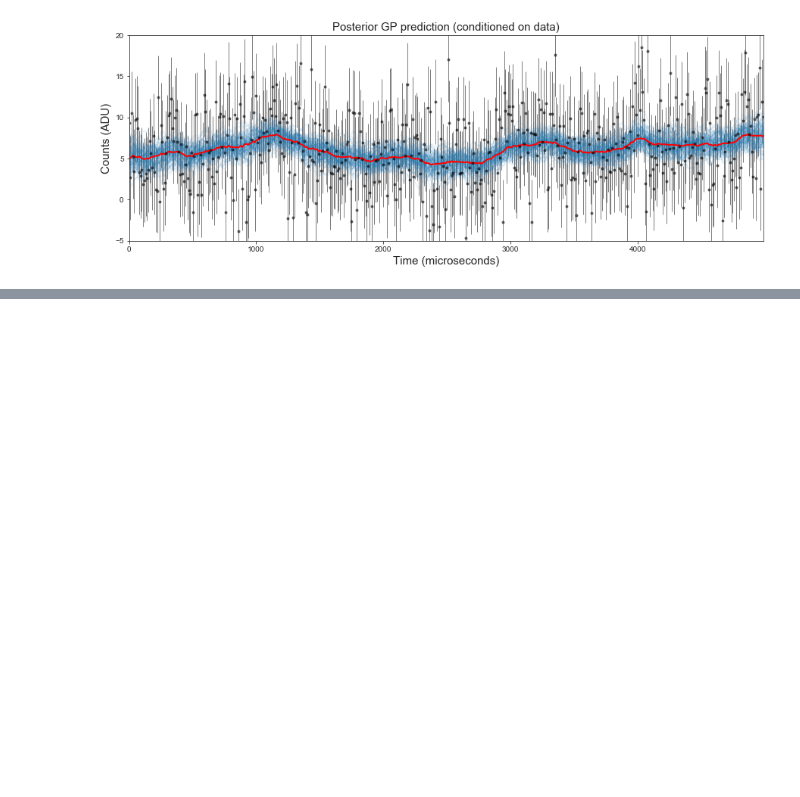
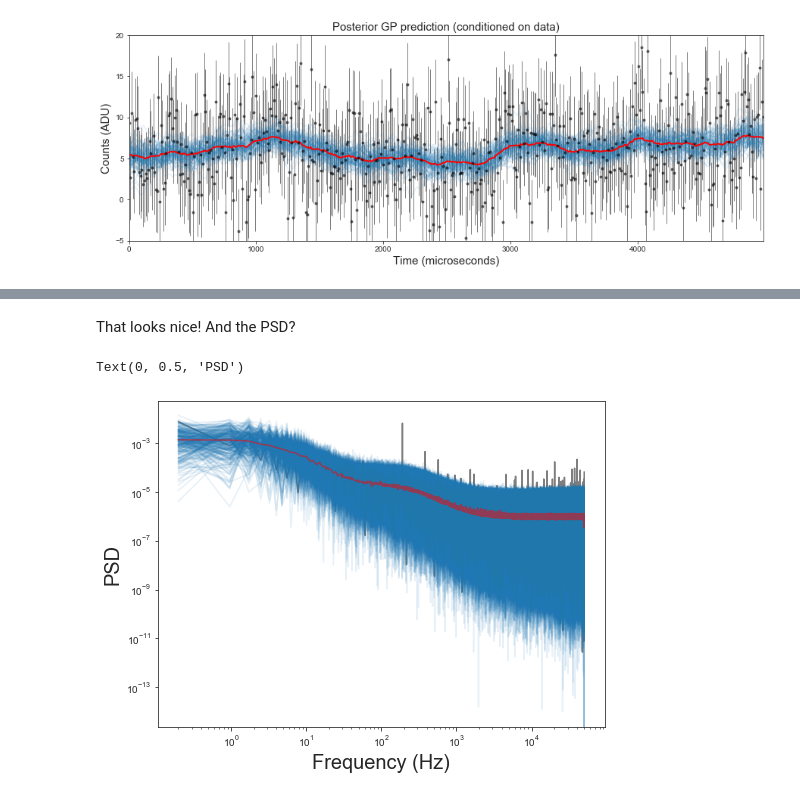
Before and after one commit to nespinoza/darks_nircam, a Jupyter notebook: Darks Analysis NIRCam - Part 2.ipynb, the cells around one changed output, grey strips where cells are left out. Saved outputs shown, nothing was run; the diff lists cells and outputs as text; code cells hidden in the pictures; blank space fills up the shorter version.

```diff
--- a/Darks Analysis NIRCam - Part 2.ipynb
+++ b/Darks Analysis NIRCam - Part 2.ipynb
@@ -194,0 +343,46 @@ for sample in posterior_samples[np.random.randint(posterior_samples.shape[0], si
+# %% [markdown]
+That looks nice! And the PSD?
+# %%
+first_time = True
+ndata = len(x)
+
+plt.figure(figsize=(8,6))
+
+for sample in posterior_samples[np.random.randint(posterior_samples.shape[0], size=300)]:
+
+    # Extract sample:
+    sigma_w, sigma1_gp, rho1, sigma2_gp, rho2 = sample
+    # Compute GP:
+    gp.kernel = terms.SHOTerm(sigma=sigma1_gp, rho=rho1, Q = 0.25) +\
+                terms.SHOTerm(sigma=sigma2_gp, rho=rho2, Q = 0.25)
+
+    gp.compute(x, quiet=True)
+    # Sample from prior defined by those parameters:
+    sample = gp.sample()
+
+    # Add white-noise to this:
+    sample = sample + np.random.normal(0., sigma_w, ndata)
+
+    # Compute PSD using lomb-scargle magic:
+    power = LombScargle(x, sample).power(freq)
+
+    # Plot PSD:
+    plt.loglog(freq, power, color="C0", alpha=0.1, zorder = 1)
+    if first_time:
+        all_psds = np.copy(power)
+        first_time = False
+    else:
+        all_psds = np.vstack((all_psds, np.copy(power)))
+
+# Compute PSD of the data:
+power_data = LombScargle(x, y).power(freq)
+plt.loglog(freq, power_data, zorder = 0, color='black', alpha = 0.5)
+
+# And compute the mean PSD of the model:
+plt.loglog(freq, np.median(all_psds, axis = 0), zorder = 2, color = 'red', alpha = 0.5)
+
+plt.xlabel('Frequency (Hz)', fontsize = 20)
+plt.ylabel('PSD', fontsize = 20)
+# %% [output]
+Text(0, 0.5, 'PSD')
+[figure, added]
```
Also changed, not shown: parts of 29 cells of this notebook.
